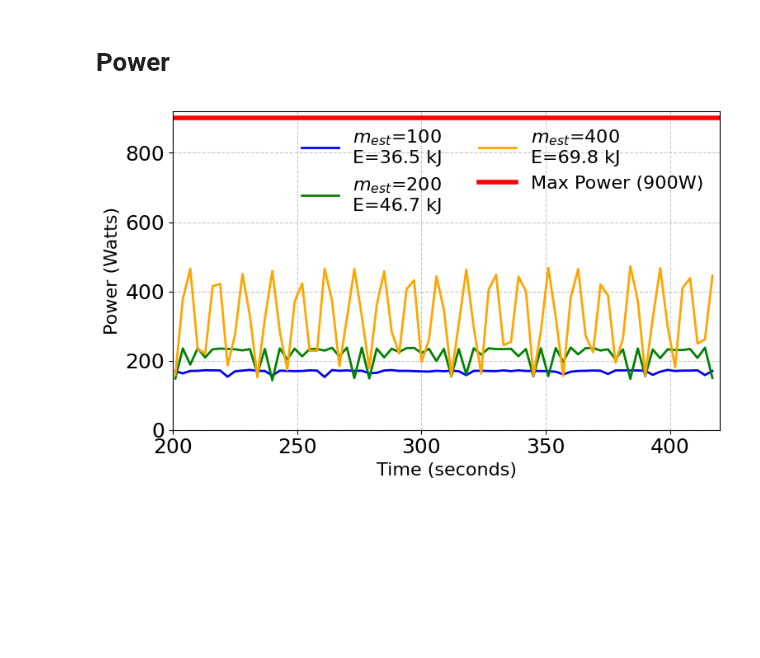
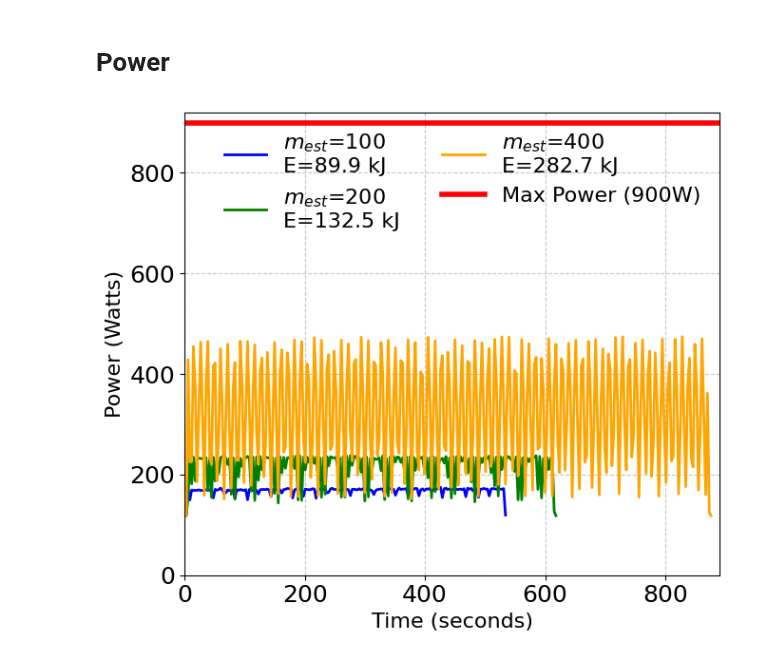
Before and after one commit to paper-code1/VecchiaConditionalExtremes, a Jupyter notebook: experiments/PerformanceVisu_GH200_scaling.ipynb, the cells around one changed output. Saved outputs shown, nothing was run; the diff lists cells and outputs as text; code cells hidden in the pictures; blank space fills up the shorter version.

```diff
--- a/experiments/PerformanceVisu_GH200_scaling.ipynb
+++ b/experiments/PerformanceVisu_GH200_scaling.ipynb
@@ -432,7 +432,7 @@ def plot_power_consumption(start_time=300, end_time=340):
     """
 
     # Create the visualization
-    plt.figure(figsize=(8, 5))
+    plt.figure(figsize=(7, 6))
 
     # Process and plot data for different m values
     m_values = [100, 200, 400]
@@ -452,32 +452,32 @@ def plot_power_consumption(start_time=300, end_time=340):
 
             plt.plot(filtered_data['time_seconds'],
                     filtered_data['power'],
                     label=f'$m_{{est}}$={m}\nE={energy/1000:.1f} kJ',
                     color=color,
                     linewidth=2)
         except Exception as e:
             print(f"Could not process data for m={m}: {str(e)}")
 
     # Add horizontal line for max power
     plt.axhline(y=900, color='red', linewidth=4, linestyle='-', label='Max Power (900W)')
 
     plt.xlabel('Time (seconds)', fontsize=16)
     plt.ylabel('Power (Watts)', fontsize=16)
     plt.grid(True, linestyle='--', alpha=0.7)
     plt.legend(fontsize=16, ncol=2, framealpha=0.)
 
     # Set axis limits
     plt.xlim(start_time, end_time)
     plt.ylim(0, 920)  # slightly above 900 to show the line clearly
 
     # Adjust layout to prevent label cutoff
     plt.tight_layout()
 
     # Save the plot
     plt.savefig(f'./fig/gpu0_power_analysis_GH200_{start_time}_{end_time}.pdf', bbox_inches='tight')
     plt.show()
 
 # Example usage:
-plot_power_consumption(start_time=200, end_time=420)
+plot_power_consumption(start_time=0, end_time=890)
 # %% [output]
-[figure, old version]
+[figure, new version]
```
Also changed, not shown: 4 other files.
